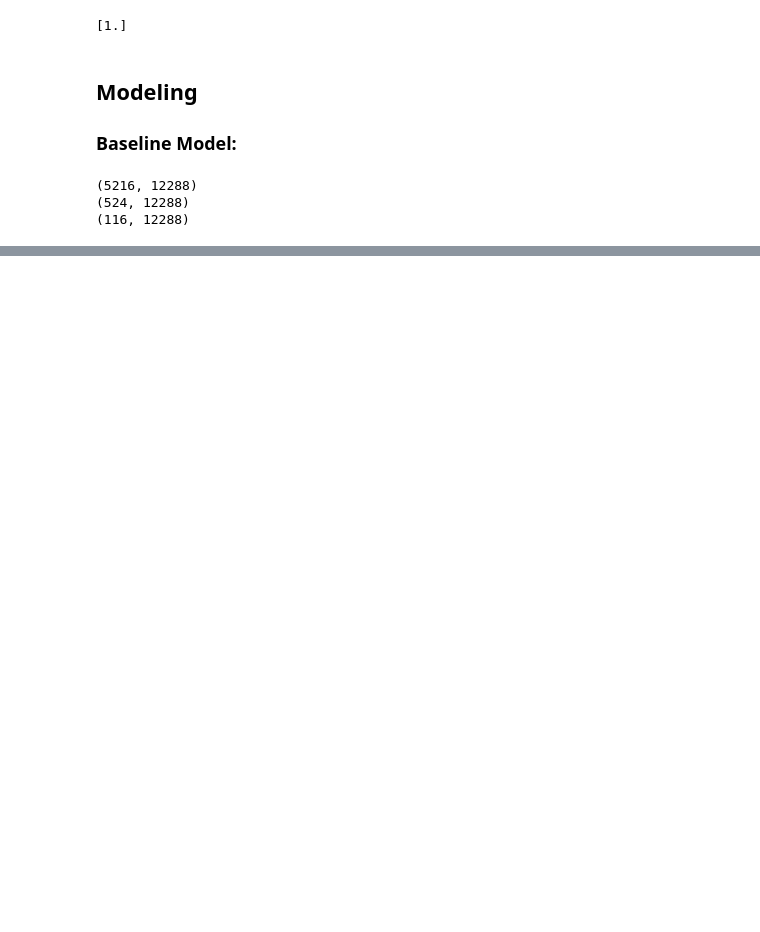
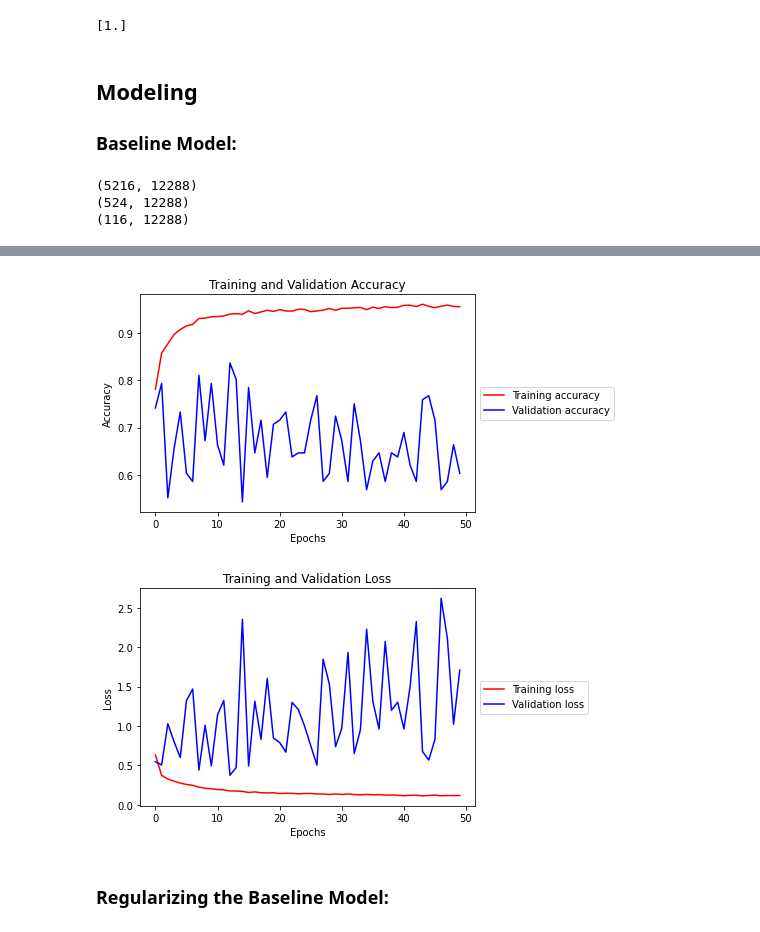
Before and after one commit to rookiescientist-andre/Identifying-Pneumonia-with-Deep-Learning, a Jupyter notebook: notebook.ipynb, the cells around one changed output, grey strips where cells are left out. Drawn from its saved outputs; the diff is of its cells as text; code cells hidden in the pictures; blank space fills up the shorter version.

```diff
--- a/notebook.ipynb
+++ b/notebook.ipynb
@@ -370,10 +236,0 @@ validation_scores.mean()
-# %%
-regularized_model = Sequential()
-regularized_model.add(Dense(42, activation='relu',
-                            kernel_regularizer=regularizers.l2(0.005), input_shape=(12288, )))
-regularized_model.add(Dense(1, activation = 'sigmoid'))
-regularized_model.compile(loss='binary_crossentropy',
-                  optimizer='RMSprop',
-                  metrics=['acc'])
-results = regularized_model.fit(X_train_final, y_train, epochs=50, batch_size=100,
-                                      validation_data=(X_val_final, y_val))
@@ -409,0 +251,6 @@ CNNmodel.add(MaxPooling2D((2, 2)))
+# %%
+# Create a dense baseline neural network
+baseline_model = Sequential()
+baseline_model.add(Dense(32, activation='relu', input_shape=(12288, )))
+baseline_model.add(Dense(8, activation='relu'))
+baseline_model.add(Dense(1, activation='sigmoid'))
@@ -409,0 +278,4 @@ CNNmodel.add(MaxPooling2D((2, 2)))
+# %%
+# Fit the baseline model
+baseline = baseline_model.fit(X_train_final, y_train, epochs=50, batch_size=64,
+                                      validation_data=(X_val_final, y_val))
@@ -409,0 +314,33 @@ CNNmodel.add(MaxPooling2D((2, 2)))
+# %%
+# Visualize the training results for both datasets
+def visualize_training_results(results):
+    acc = results.history['acc']
+    val_acc = results.history['val_acc']
+    loss = results.history['loss']
+    val_loss = results.history['val_loss']
+    epochs = range(len(acc))
+
+    plt.figure()
+    plt.plot(epochs, acc, 'r', label='Training accuracy')
+    plt.plot(epochs, val_acc, 'b', label='Validation accuracy')
+    plt.title('Training and Validation Accuracy')
+    plt.xlabel('Epochs')
+    plt.ylabel('Accuracy')
+    plt.legend(loc='center left', bbox_to_anchor=(1, 0.5))
+    plt.show()
+
+    plt.figure()
+    plt.plot(epochs, loss, 'r', label='Training loss')
+    plt.plot(epochs, val_loss, 'b', label='Validation loss')
+    plt.title('Training and Validation Loss')
+    plt.xlabel('Epochs')
+    plt.ylabel('Loss')
+    plt.legend(loc='center left', bbox_to_anchor=(1, 0.5))
+    plt.show()
+
+visualize_training_results(baseline)
+# %% [output]
+[figure, added]
+[figure, added]
+# %% [markdown]
+### Regularizing the Baseline Model:
```
Also changed, not shown: parts of 59 cells of this notebook.
